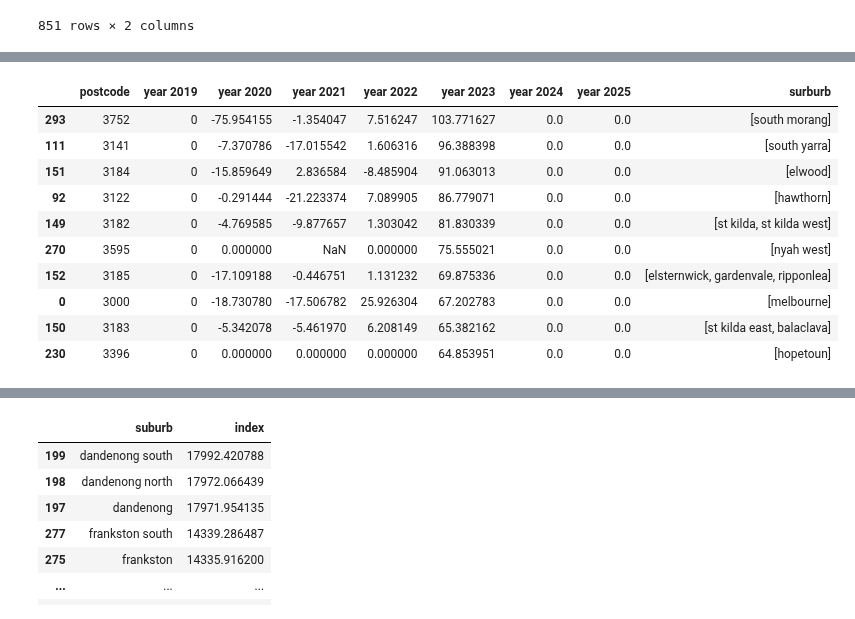
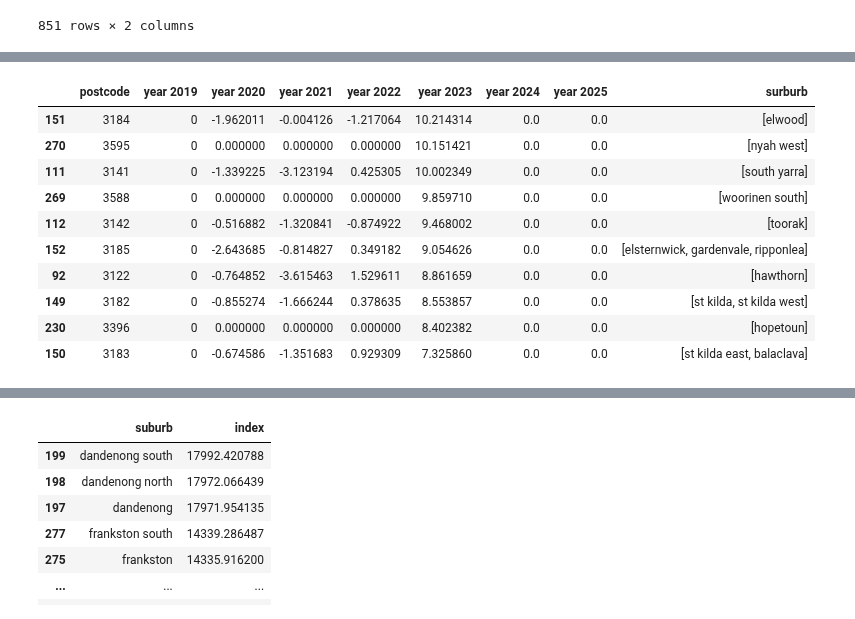
Before and after one commit to MAST30034-Applied-Data-Science/generic-real-estate-consulting-project-group-12, a Jupyter notebook: notebooks/final.ipynb, the cells around one changed output, grey strips where cells are left out. Drawn from its saved outputs; the diff is of its cells as text; code cells hidden in the pictures.

```diff
--- a/notebooks/final.ipynb
+++ b/notebooks/final.ipynb
@@ -729,7 +878,7 @@ df3['suburb'] = p_list
 df3.to_csv('../data/curated/predicted_df_combined.csv')
 df3_combinded = pd.read_csv('../data/curated/predicted_df_combined.csv').drop(['Unnamed: 0'], axis = 1)
 # %%
-suburb_mean_rent = pd.DataFrame(df3_combinded.groupby(['year','postcode']).mean('predicted_rent_original')['predicted_rent_original']).reset_index().rename({'predicted_rent':'rent'}, axis = 1)
+suburb_mean_rent = pd.DataFrame(df3_combinded.groupby(['year','postcode']).mean('predicted_rent')['predicted_rent']).reset_index().rename({'predicted_rent':'rent'}, axis = 1)
 suburb_mean_rent = suburb_mean_rent.rename({'predicted_rent_original':'rent'}, axis = 1)
 suburb_mean_rent
 # %% [output]
@@ -749,5 +914,5 @@ suburb_mean_rent
 # %%
-history_rent = pd.DataFrame(newdf.groupby(['year','postcode']).mean('rent')['rent']).reset_index().rename({'surburb':'suburb'}, axis = 1)
+history_rent = pd.DataFrame(newdf.groupby(['year','postcode']).mean('RentPrice_log')['RentPrice_log']).reset_index().rename({'surburb':'suburb','RentPrice_log':'rent'}, axis = 1)
 history_rent
 # %% [output]
 |  | year | postcode | rent |
@@ -819,14 +1000,14 @@ for name, group in com.groupby('postcode'):
         lag = value['lag(rent,1)']
         rate = 0
         if pd.isna(lag):
-            rete = None
+            rete = 0
         else:
             rate = (rent-lag)/lag *100
         growth_dict['year'+ ' ' + str(int(value['year']))] = rate
     yearly_growth_list.append(growth_dict)
 # %%
 rate_df = pd.DataFrame(yearly_growth_list)
-top_10 = rate_df.sort_values(by = ['year 2023','year 2024', 'year 2025'],ascending=False,na_position='last')[:10]
+top_10 = rate_df.sort_values(by = ['year 2023','year 2024', 'year 2025'],ascending=False)[:10]
 p_list = []
 for index, data in top_10.iterrows():
     postcode = str(int(data['postcode']))
@@ -842,16 +1023,16 @@ for index, data in top_10.iterrows():
 # top_10 = top_10.merge(suburb_postcode_df, on = 'postcode', how = 'left').drop_duplicates(subset='postcode')
 top_10['surburb'] = p_list
 # %%
-top_10
+top_10.fillna(0)
 # %% [output]
 |  | postcode | year 2019 | year 2020 | year 2021 | year 2022 | year 2023 | year 2024 | year 2025 | surburb |
-| 293 | 3752 | 0 | -75.954155 | -1.354047 | 7.516247 | 103.771627 | 0.0 | 0.0 | [south morang] |
-| 111 | 3141 | 0 | -7.370786 | -17.015542 | 1.606316 | 96.388398 | 0.0 | 0.0 | [south yarra] |
-| 151 | 3184 | 0 | -15.859649 | 2.836584 | -8.485904 | 91.063013 | 0.0 | 0.0 | [elwood] |
-| 92 | 3122 | 0 | -0.291444 | -21.223374 | 7.089905 | 86.779071 | 0.0 | 0.0 | [hawthorn] |
-| 149 | 3182 | 0 | -4.769585 | -9.877657 | 1.303042 | 81.830339 | 0.0 | 0.0 | [st kilda, st kilda west] |
-| 270 | 3595 | 0 | 0.000000 | NaN | 0.000000 | 75.555021 | 0.0 | 0.0 | [nyah west] |
-| 152 | 3185 | 0 | -17.109188 | -0.446751 | 1.131232 | 69.875336 | 0.0 | 0.0 | [elsternwick, gardenvale, ripponlea] |
-| 0 | 3000 | 0 | -18.730780 | -17.506782 | 25.926304 | 67.202783 | 0.0 | 0.0 | [melbourne] |
-| 150 | 3183 | 0 | -5.342078 | -5.461970 | 6.208149 | 65.382162 | 0.0 | 0.0 | [st kilda east, balaclava] |
-| 230 | 3396 | 0 | 0.000000 | 0.000000 | 0.000000 | 64.853951 | 0.0 | 0.0 | [hopetoun] |
+| 151 | 3184 | 0 | -1.962011 | -0.004126 | -1.217064 | 10.214314 | 0.0 | 0.0 | [elwood] |
+| 270 | 3595 | 0 | 0.000000 | 0.000000 | 0.000000 | 10.151421 | 0.0 | 0.0 | [nyah west] |
+| 111 | 3141 | 0 | -1.339225 | -3.123194 | 0.425305 | 10.002349 | 0.0 | 0.0 | [south yarra] |
+| 269 | 3588 | 0 | 0.000000 | 0.000000 | 0.000000 | 9.859710 | 0.0 | 0.0 | [woorinen south] |
+| 112 | 3142 | 0 | -0.516882 | -1.320841 | -0.874922 | 9.468002 | 0.0 | 0.0 | [toorak] |
+| 152 | 3185 | 0 | -2.643685 | -0.814827 | 0.349182 | 9.054626 | 0.0 | 0.0 | [elsternwick, gardenvale, ripponlea] |
+| 92 | 3122 | 0 | -0.764852 | -3.615463 | 1.529611 | 8.861659 | 0.0 | 0.0 | [hawthorn] |
+| 149 | 3182 | 0 | -0.855274 | -1.666244 | 0.378635 | 8.553857 | 0.0 | 0.0 | [st kilda, st kilda west] |
+| 230 | 3396 | 0 | 0.000000 | 0.000000 | 0.000000 | 8.402382 | 0.0 | 0.0 | [hopetoun] |
+| 150 | 3183 | 0 | -0.674586 | -1.351683 | 0.929309 | 7.325860 | 0.0 | 0.0 | [st kilda east, balaclava] |
```
Also changed, not shown: parts of 30 cells of this notebook.
